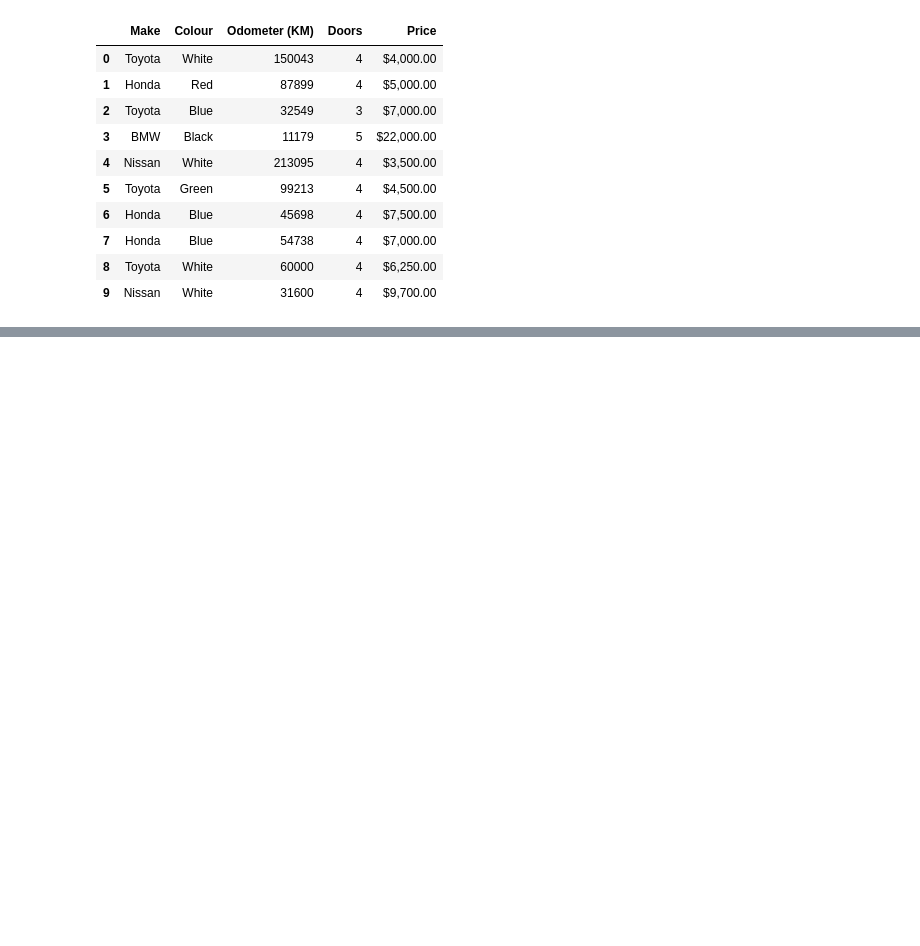
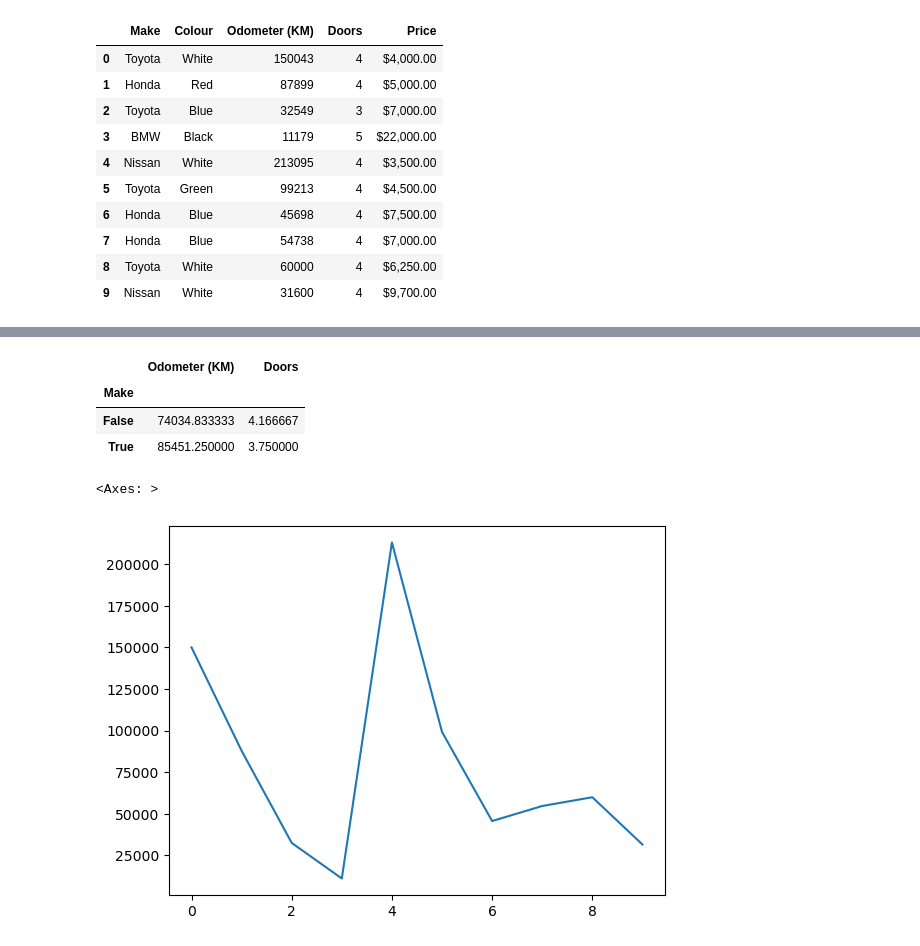
Before and after one commit to abbaac/dataScienceBootCamp, a Jupyter notebook: sample_project_1/introduction-to-pandas.ipynb, the cells around one changed output, grey strips where cells are left out. Cells and saved outputs as stored; diff of their text form; code cells hidden in the pictures; blank space fills up the shorter version.

```diff
--- a/sample_project_1/introduction-to-pandas.ipynb
+++ b/sample_project_1/introduction-to-pandas.ipynb
@@ -70,0 +312,12 @@ export_car_sales
+# %%
+car_data.groupby([car_data["Make"] == "Toyota"]).mean()
+# %% [output]
+|  | Odometer (KM) | Doors |
+| Make |  |  |
+| False | 74034.833333 | 4.166667 |
+| True | 85451.250000 | 3.750000 |
+# %%
+car_data["Odometer (KM)"].plot()
+# %% [output]
+<Axes: >
+[figure, added]
```
Also changed, not shown: parts of 62 cells of this notebook, 2 other files.
